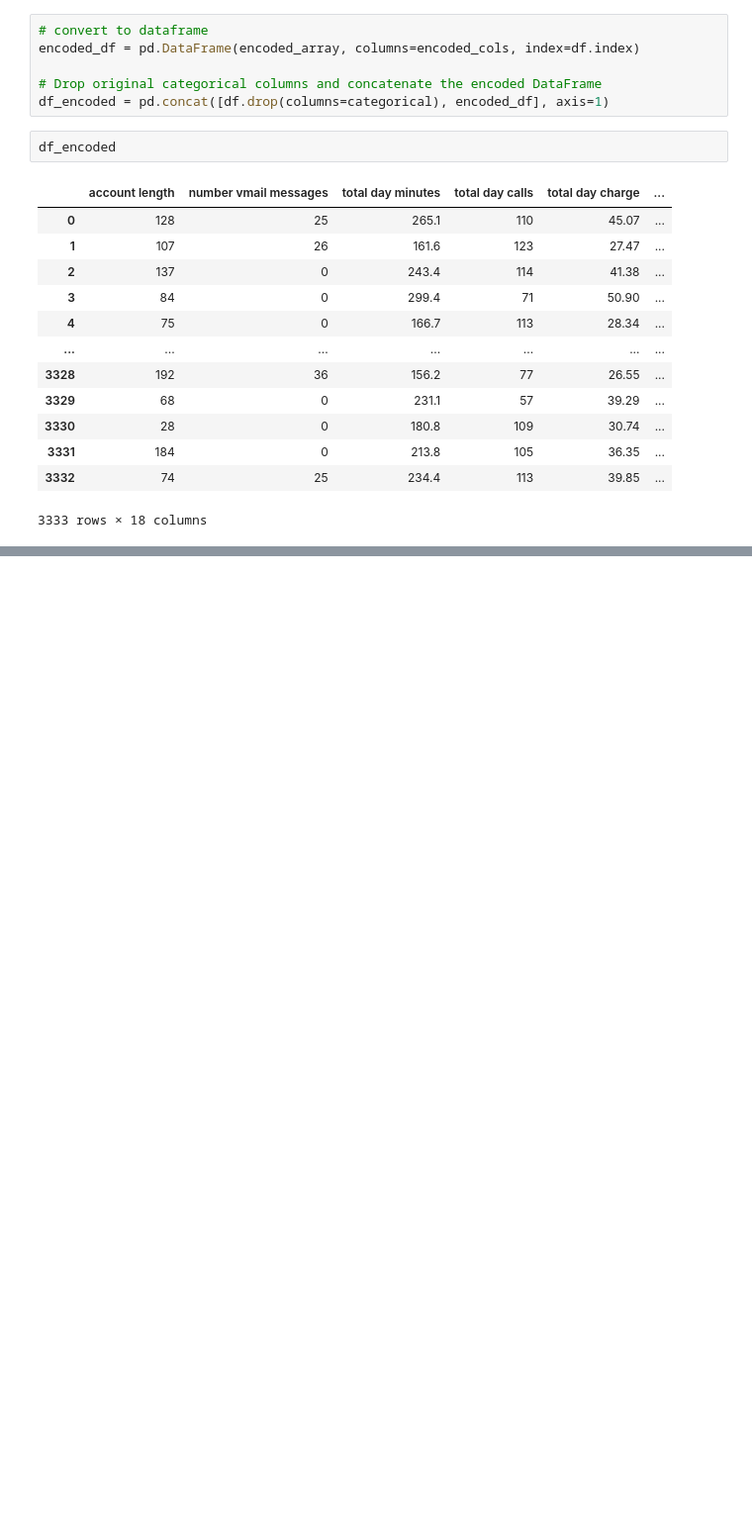
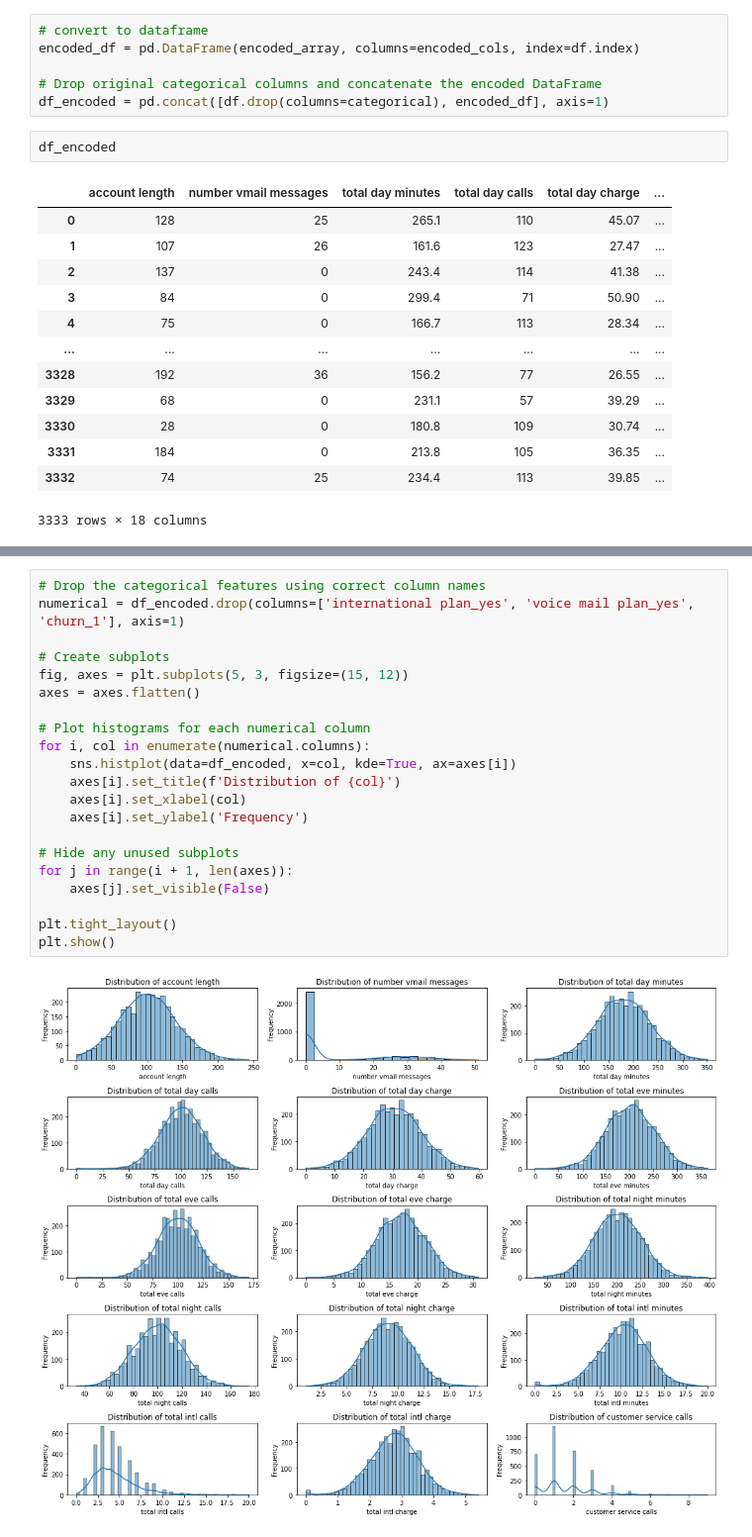
Before and after one commit to Julie-t/CustomerChurn, a Jupyter notebook: project.ipynb, the cells around one changed output, grey strips where cells are left out. Shown at 99% size. Cells and saved outputs as stored; diff of their text form; blank space fills up the shorter version.

```diff
--- a/project.ipynb
+++ b/project.ipynb
@@ -154,0 +214,23 @@ df_encoded
+# %%
+# Drop the categorical features using correct column names
+numerical = df_encoded.drop(columns=['international plan_yes', 'voice mail plan_yes', 'churn_1'], axis=1)
+
+# Create subplots
+fig, axes = plt.subplots(5, 3, figsize=(15, 12))
+axes = axes.flatten()
+
+# Plot histograms for each numerical column
+for i, col in enumerate(numerical.columns):
+    sns.histplot(data=df_encoded, x=col, kde=True, ax=axes[i])
+    axes[i].set_title(f'Distribution of {col}')
+    axes[i].set_xlabel(col)
+    axes[i].set_ylabel('Frequency')
+
+# Hide any unused subplots
+for j in range(i + 1, len(axes)):
+    axes[j].set_visible(False)
+
+plt.tight_layout()
+plt.show()
+# %% [output]
+[figure, added]
```
Also changed, not shown: parts of 10 cells of this notebook.
